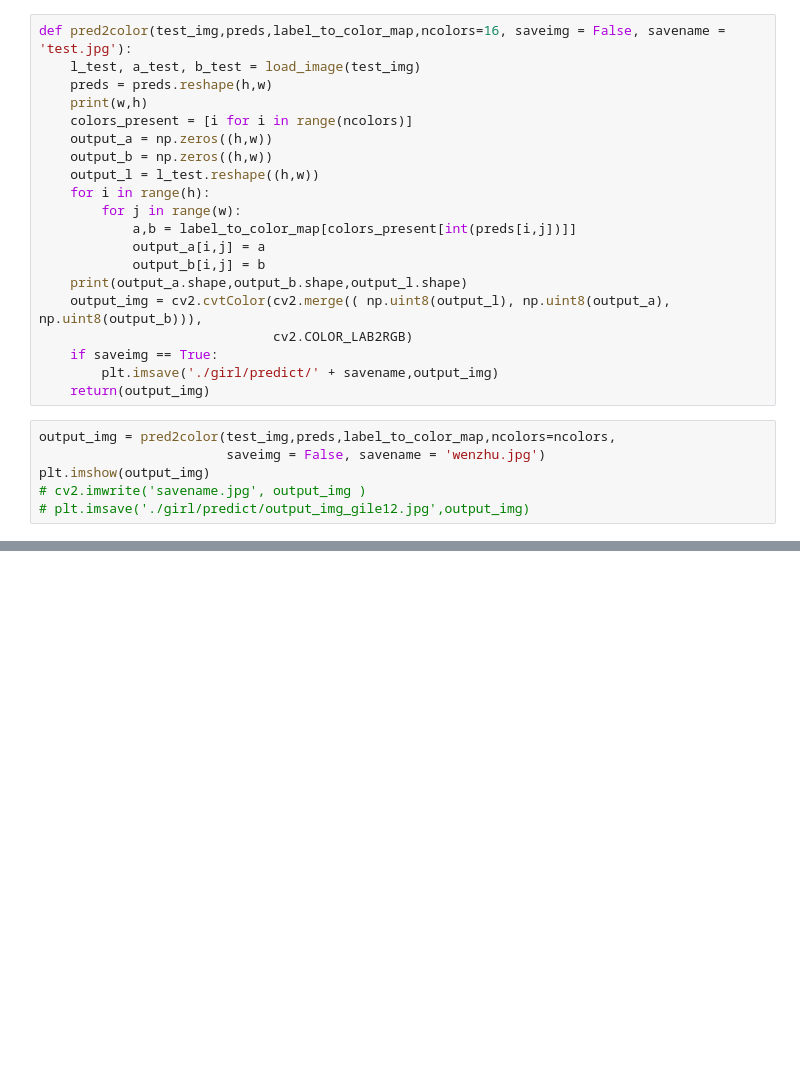
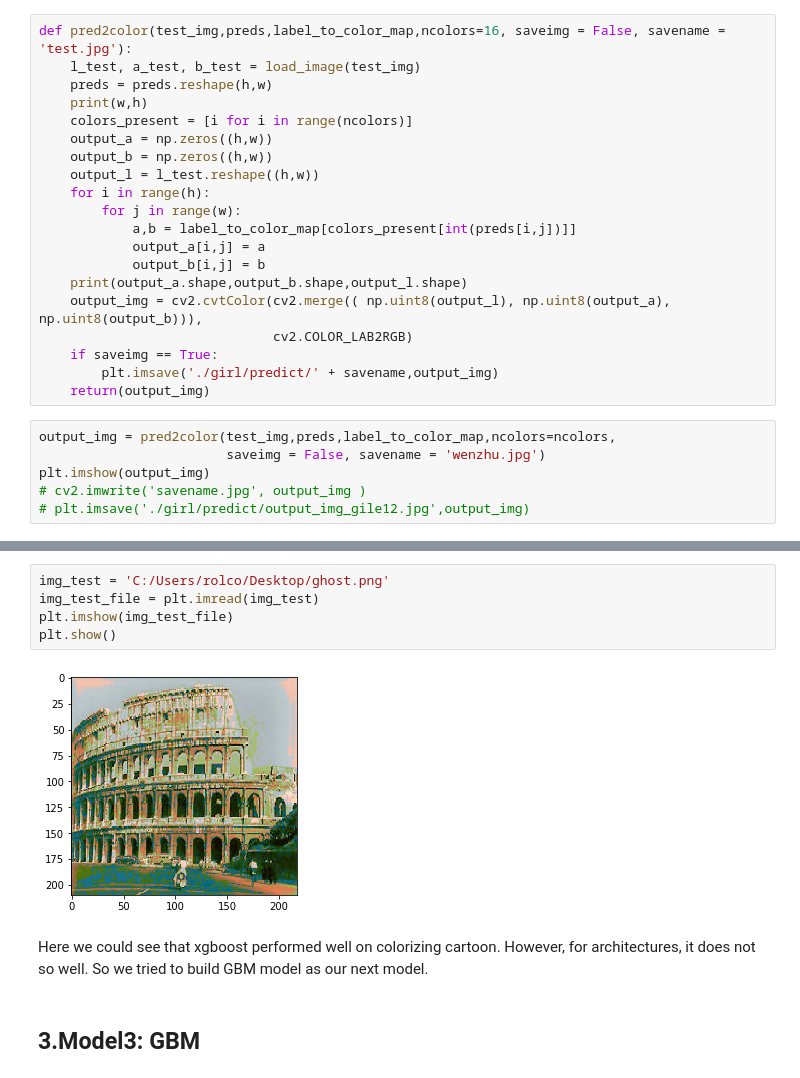
Before and after one commit to TZstatsADS/Spring2018-Project5-grp10, a Jupyter notebook: doc/main.ipynb, the cells around one changed output, grey strips where cells are left out. Saved outputs shown, nothing was run; the diff lists cells and outputs as text; blank space fills up the shorter version.

```diff
--- a/doc/main.ipynb
+++ b/doc/main.ipynb
@@ -998,0 +596,11 @@ gray_test.shape
+# %%
+img_test = 'C:/Users/rolco/Desktop/ghost.png'
+img_test_file = plt.imread(img_test)
+plt.imshow(img_test_file)
+plt.show()
+# %% [output]
+[figure, added]
+# %% [markdown]
+Here we could see that xgboost performed well on colorizing cartoon. However, for architectures, it does not so well. So we tried to build GBM model as our next model.
+# %% [markdown]
+## 3.Model3: GBM
```
Also changed, not shown: parts of 72 cells of this notebook.
